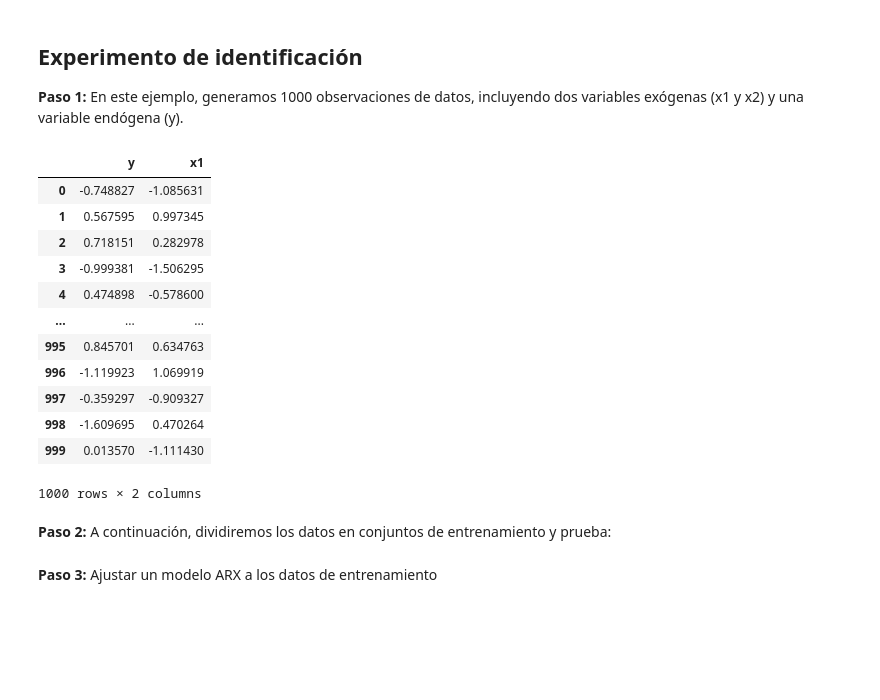
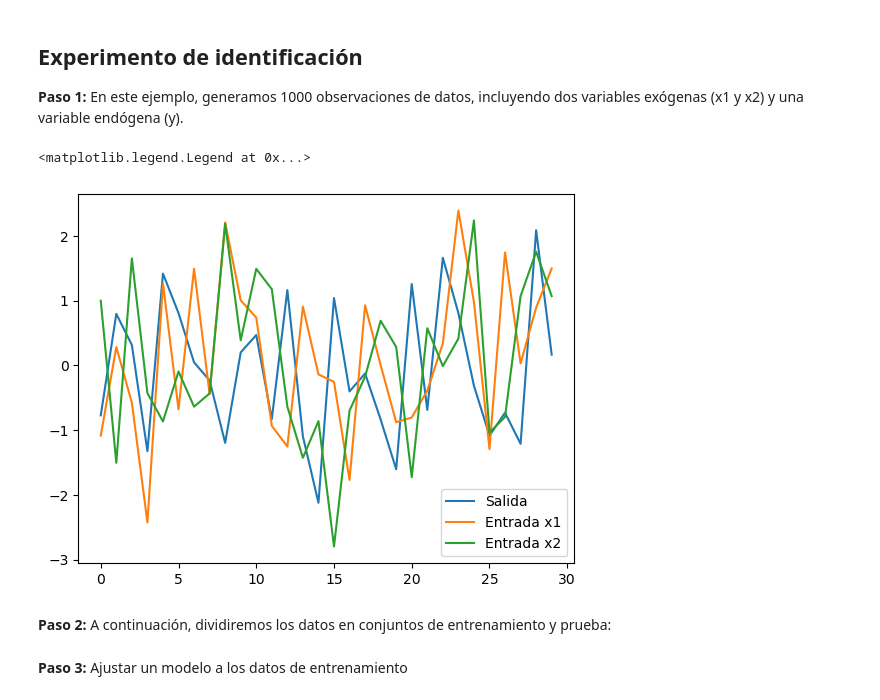
Before and after one commit to jairocuellar/System_identification, a Jupyter notebook: class_11_01.ipynb, the cells around one changed output. Saved outputs shown, nothing was run; the diff lists cells and outputs as text; code cells hidden in the pictures; blank space fills up the shorter version.

```diff
--- a/class_11_01.ipynb
+++ b/class_11_01.ipynb
@@ -18,25 +20,18 @@ Esta librería se usa mucho en aplicaciones estadísticas, pero tiene un compend
 # %%
 # Generar datos simulados
 np.random.seed(123)
-nobs = 1000
-exog = np.random.randn(nobs)
+nobs = 30
+exog = np.random.randn(nobs,2)
 endog = np.random.randn(nobs)
-data = pd.DataFrame(np.column_stack((endog, exog)), columns=['y', 'x1'])
-data
+data = pd.DataFrame(np.column_stack((endog, exog)), columns=['y', 'x1', 'x2'])
+
+plt.plot(data.y)
+plt.plot(data.x1)
+plt.plot(data.x2)
+plt.legend(['Salida','Entrada x1','Entrada x2'])
 # %% [output]
-|  | y | x1 |
-| 0 | -0.748827 | -1.085631 |
-| 1 | 0.567595 | 0.997345 |
-| 2 | 0.718151 | 0.282978 |
-| 3 | -0.999381 | -1.506295 |
-| 4 | 0.474898 | -0.578600 |
-| ... | ... | ... |
-| 995 | 0.845701 | 0.634763 |
-| 996 | -1.119923 | 1.069919 |
-| 997 | -0.359297 | -0.909327 |
-| 998 | -1.609695 | 0.470264 |
-| 999 | 0.013570 | -1.111430 |
-1000 rows × 2 columns
+<matplotlib.legend.Legend at 0x...>
+[figure, added]
 # %% [markdown]
 **Paso 2:** A continuación, dividiremos los datos en conjuntos de entrenamiento y prueba:
 # %%
@@ -45,6 +40,6 @@ nobs_train = 800
 train_data = data[:nobs_train]
 test_data = data[nobs_train:]
 # %% [markdown]
-**Paso 3:** Ajustar un modelo ARX a los datos de entrenamiento
+**Paso 3:** Ajustar un modelo a los datos de entrenamiento
 # %%
 # Crear matrices de diseño para los conjuntos de entrenamiento y prueba
```
Also changed, not shown: parts of 4 cells of this notebook, 1 other file.
